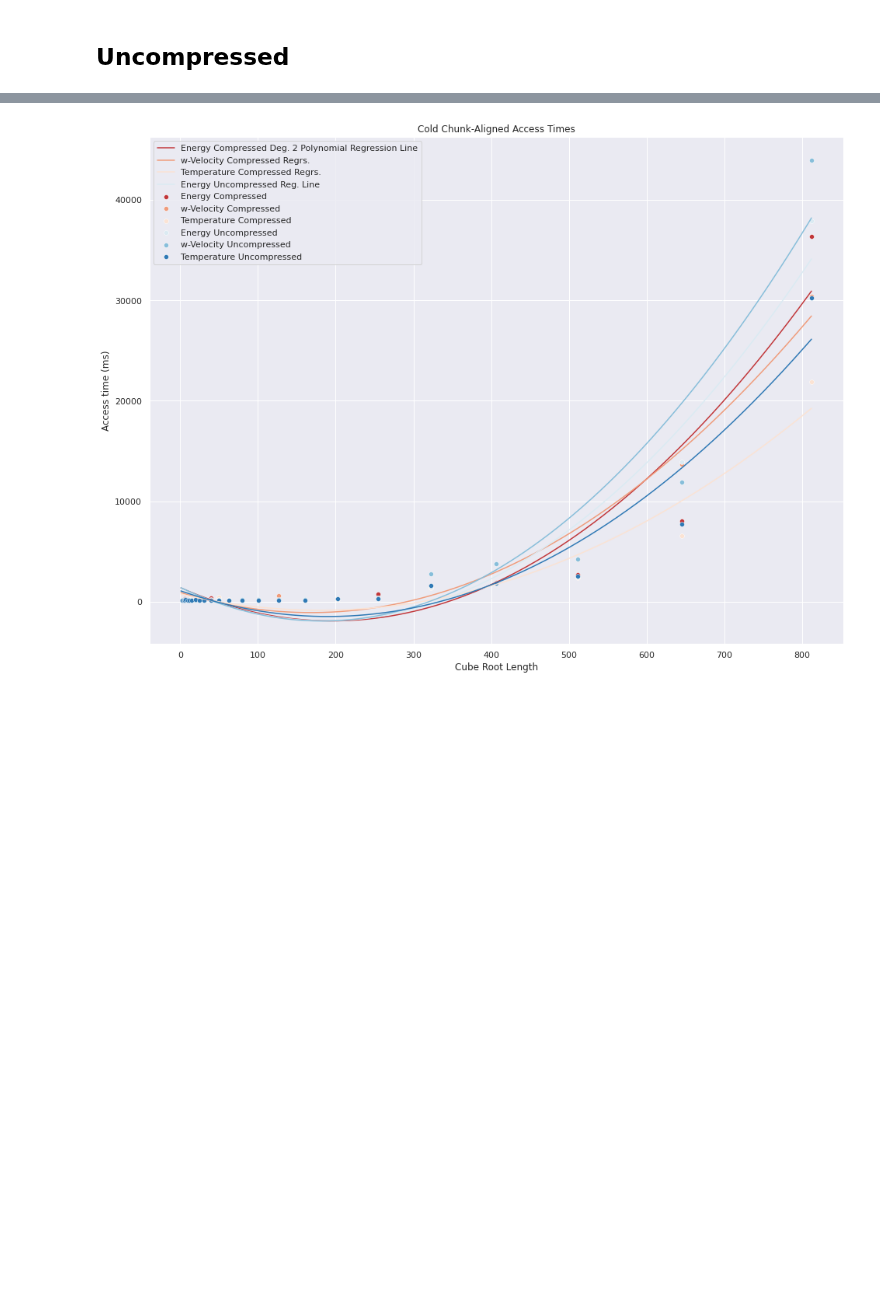
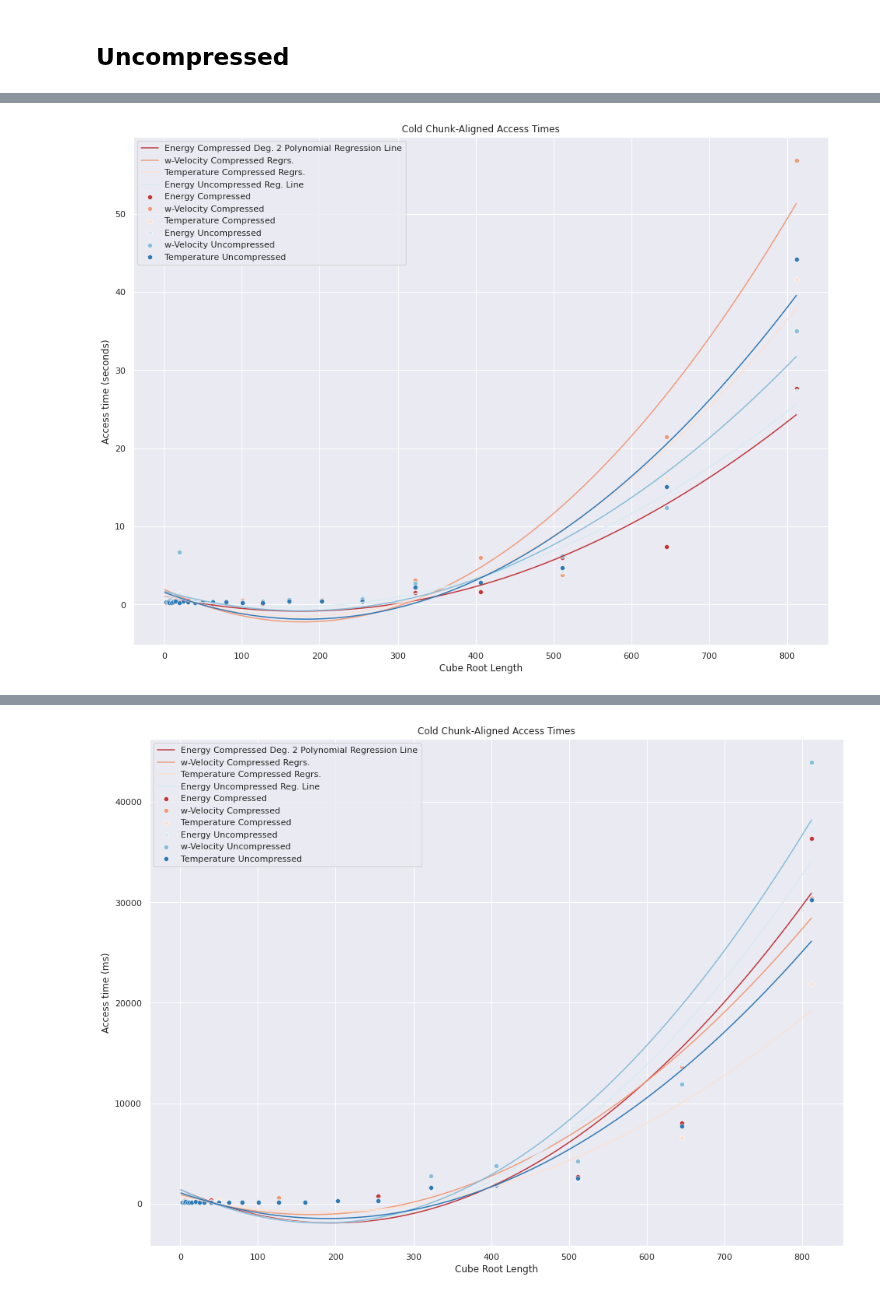
Before and after one commit to ariellubonja/ncar-zarr-code, a Jupyter notebook: compression-tradeoff-1-var.ipynb, the cells around one changed output, grey strips where cells are left out. Drawn from its saved outputs; the diff is of its cells as text; code cells hidden in the pictures; blank space fills up the shorter version.

Commit message:
Seaborn lineplots interesting results

```diff
--- a/compression-tradeoff-1-var.ipynb
+++ b/compression-tradeoff-1-var.ipynb
@@ -519,9 +542,12 @@ for i in range(len(cube_root_size)-1,-1,-1): # From 31st to 0-th (inclusive)
 # mcu_w = [30400, 13700, 4220, 1930, 1450, 350, 271, 147, 566, 145, 157, 160, 150, 136, 188, 161, 136, 138, 157, 151, 159, 120, 156, 119]
 
 # Results with 2048^3 (32GB) accessed between timeits for cache clearing
-mcu_w = [35000, 12400, 6170, 2870, 2770, 682, 490, 586, 384, 325, 404, 430, 324, 341, 321, 406, 6710, 397, 339, 378, 575, 355, 311, 366]
-# 2048-2nd run = []
-mcu_w.reverse()
+mcu_w = [[35000, 12400, 6170, 2870, 2770, 682, 490, 586, 384, 325, 404, 430, 324, 341, 321, 406, 6710, 397, 339, 378, 575, 355, 311, 366],
+         [32300, 14700, 4000, 3040, 2860, 538, 441, 327, 280, 252, 363, 405, 348, 293, 364, 296, 424, 302, 227, 435, 386, 259, 267, 262]]
+
+# mcu_w.reverse()
+[i.reverse() for i in mcu_w]
+mcu_w = np.array(mcu_w)
 # %%
 # Temperature field
 for i in range(len(cube_root_size)-1,-1,-1): # From 31st to 0-th (inclusive)
@@ -539,6 +571,10 @@ for i in range(len(cube_root_size)-1,-1,-1): # From 31st to 0-th (inclusive)
 # mcu_t = [21900, 6560, 2370, 1800, 1410, 320, 204, 141, 130, 150, 120, 173, 422, 173, 132, 155, 132, 143, 124, 131, 127, 130, 151, 127]
 
 # Results with 2048^3 (32GB) accessed between timeits for cache clearing
-mcu_t = [44200, 15100, 4680, 2780, 2260, 454, 413, 419, 259, 213, 308, 319, 352, 241, 313, 383, 236, 410, 336, 277, 258, 361, 311, 291]
-# 2048-2nd run = []
-mcu_t.reverse()
+mcu_t = [[44200, 15100, 4680, 2780, 2260, 454, 413, 419, 259, 213, 308, 319, 352, 241, 313, 383, 236, 410, 336, 277, 258, 361, 311, 291],
+         [35700, 16000, 3310, 2510, 4180, 479, 388, 454, 380, 312, 304, 421, 345, 250, 216, 245, 420, 264, 302, 409, 272, 289, 257, 504]]
+
+# mcu_t = [i.reverse() for i in mcu_t]
+[i.reverse() for i in mcu_t]
+mcu_t = np.array(mcu_t)
+# mcu_t
@@ -544,0 +590,73 @@ mcu_t.reverse()
+# %%
+import seaborn as sns
+sns.set(rc={'figure.figsize':(16,12)})
+
+# Energy compressed
+var = np.array(mcc_e) / 1000
+
+
+# Diverging Palettes - https://www.codecademy.com/article/seaborn-design-ii
+sns.set_palette("RdBu")
+
+ax = sns.scatterplot(x=cube_root_size, y=var, label="Energy Compressed").set(xlabel='Cube Root Length', ylabel='Access time (seconds)')
+#ax.set(xlabel='Cube Root Length', ylabel='Access time (ms)')
+
+# https://stackoverflow.com/questions/31632637/label-axes-on-seaborn-barplot
+mymodel = np.poly1d(np.polyfit(cube_root_size, var, 2))
+myline = np.linspace(1, cube_root_size[len(cube_root_size)-1], 1000)
+plt.plot(myline, mymodel(myline), label="Energy Compressed Deg. 2 Polynomial Regression Line")#, color="orange")
+
+# w-velocity compressed
+var = np.array(mcc_w) / 1000
+
+ax = sns.scatterplot(x=cube_root_size, y=var, label="w-Velocity Compressed")
+
+mymodel_w = np.poly1d(np.polyfit(cube_root_size, var, 2))
+myline_w = np.linspace(1, cube_root_size[len(cube_root_size)-1], 1000)
+plt.plot(myline_w, mymodel_w(myline_w), label="w-Velocity Compressed Regrs.")
+
+
+# Temperature compressed
+var = np.array(mcc_t) / 1000
+
+ax = sns.scatterplot(x=cube_root_size, y=var, label="Temperature Compressed")
+
+mymodel_t = np.poly1d(np.polyfit(cube_root_size, var, 2))
+myline_t = np.linspace(1, cube_root_size[len(cube_root_size)-1], 1000)
+plt.plot(myline_t, mymodel_t(myline_t), label="Temperature Compressed Regrs.")
+
+
+# sns.set_palette("dark") # This has no effect for some reason
+
+
+# Energy Uncompressed
+var = np.array(mcu_e) / 1000
+ax = sns.scatterplot(x=cube_root_size, y=var, label="Energy Uncompressed", palette=["red"])
+#ax.set(xlabel='Cube Root Length', ylabel='Access time (ms)')
+
+mymodel = np.poly1d(np.polyfit(cube_root_size, var, 2))
+myline = np.linspace(1, cube_root_size[len(cube_root_size)-1], 1000)
+plt.plot(myline, mymodel(myline), label="Energy Uncompressed Reg. Line")#, color="orange")
+
+# w-velocity Uncompressed
+var = np.array(mcu_w) / 1000
+ax = sns.scatterplot(x=cube_root_size, y=var, label="w-Velocity Uncompressed", palette=['dark'])
+
+mymodel_w = np.poly1d(np.polyfit(cube_root_size, var, 2))
+myline_w = np.linspace(1, cube_root_size[len(cube_root_size)-1], 1000)
+plt.plot(myline_w, mymodel_w(myline_w))
+
+
+# Temperature Uncompressed
+var = np.array(mcu_t) / 1000
+ax = sns.scatterplot(x=cube_root_size, y=var, label="Temperature Uncompressed")
+
+mymodel_t = np.poly1d(np.polyfit(cube_root_size, var, 2))
+myline_t = np.linspace(1, cube_root_size[len(cube_root_size)-1], 1000)
+plt.plot(myline_t, mymodel_t(myline_t))
+
+
+plt.title("Cold Chunk-Aligned Access Times")
+plt.show()
+# %% [output]
+[figure, added]
```
Also changed, not shown: parts of 24 cells of this notebook.
